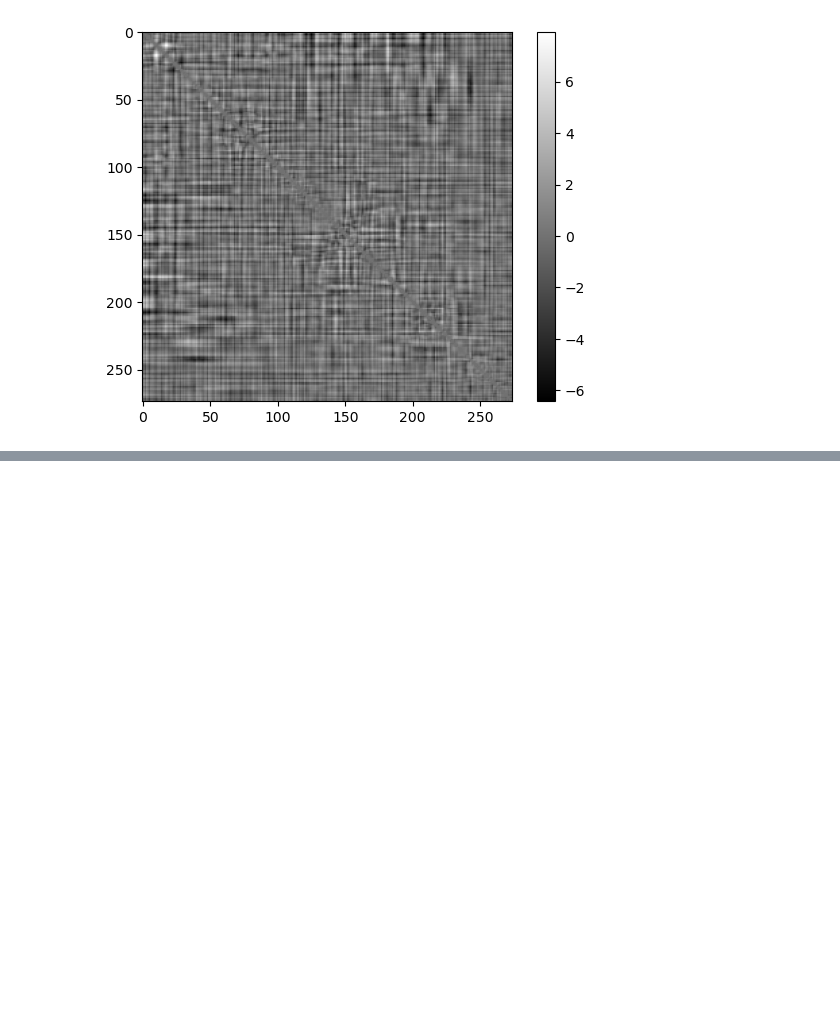
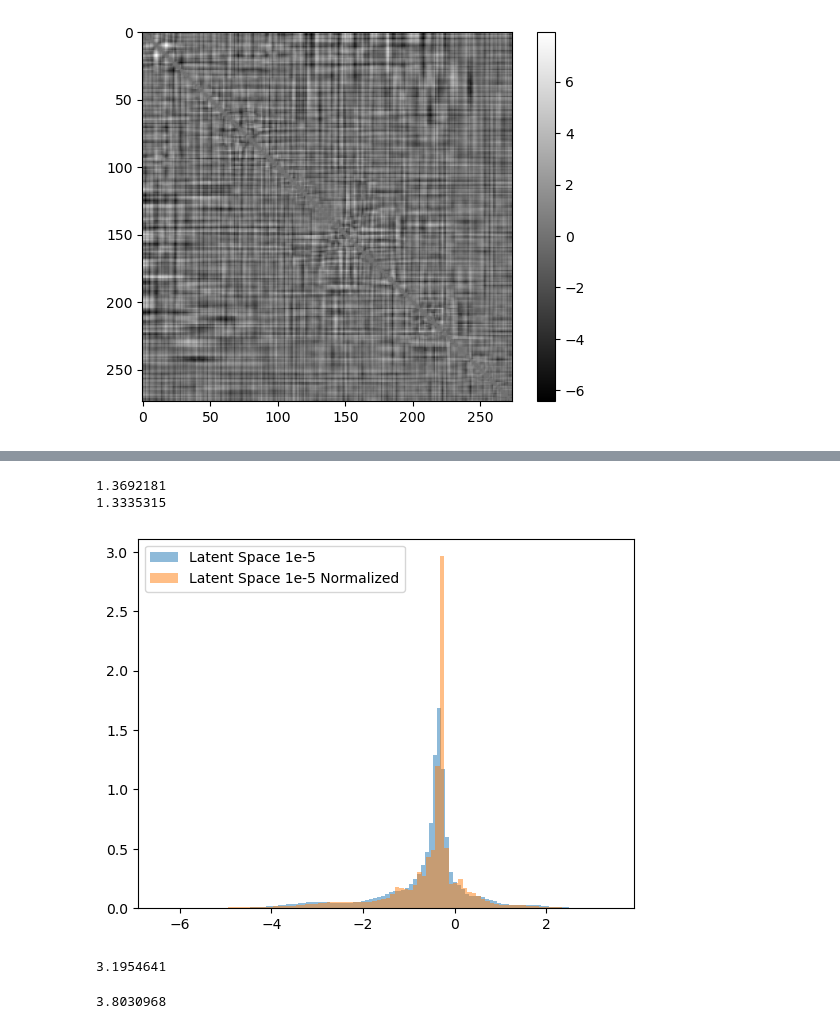
Before and after one commit to idptools/starling, a Jupyter notebook: devtools/scripts/large_dm_VAE_test.ipynb, the cells around one changed output, grey strips where cells are left out. Saved outputs shown, nothing was run; the diff lists cells and outputs as text; code cells hidden in the pictures; blank space fills up the shorter version.

```diff
--- a/devtools/scripts/large_dm_VAE_test.ipynb
+++ b/devtools/scripts/large_dm_VAE_test.ipynb
@@ -384,0 +409,30 @@ plt.subplots_adjust(wspace=0.25)  # Add space between subplots
+# %%
+latent_space = new_encoded_data_1e5
+latent_space = latent_space / latent_space.std()\
+
+print(np.mean(latent_space**2))
+
+plt.hist(latent_space.flatten(), bins=100, density=True, alpha=0.5, label='Latent Space 1e-5')
+
+latent_space = preprint_encoded_data
+latent_space = latent_space / latent_space.std()
+
+print(np.mean(latent_space**2))
+
+plt.hist(latent_space.flatten(), bins=100, density=True, alpha=0.5, label='Latent Space 1e-5 Normalized')
+
+plt.legend()
+
+plt.show()
+# %% [output]
+1.3692181
+1.3335315
+[figure, added]
+# %%
+latent_space.max()
+# %% [output]
+3.1954641
+# %%
+latent_space.max()
+# %% [output]
+3.8030968
```
Also changed, not shown: parts of 13 cells of this notebook, 1 other file.
